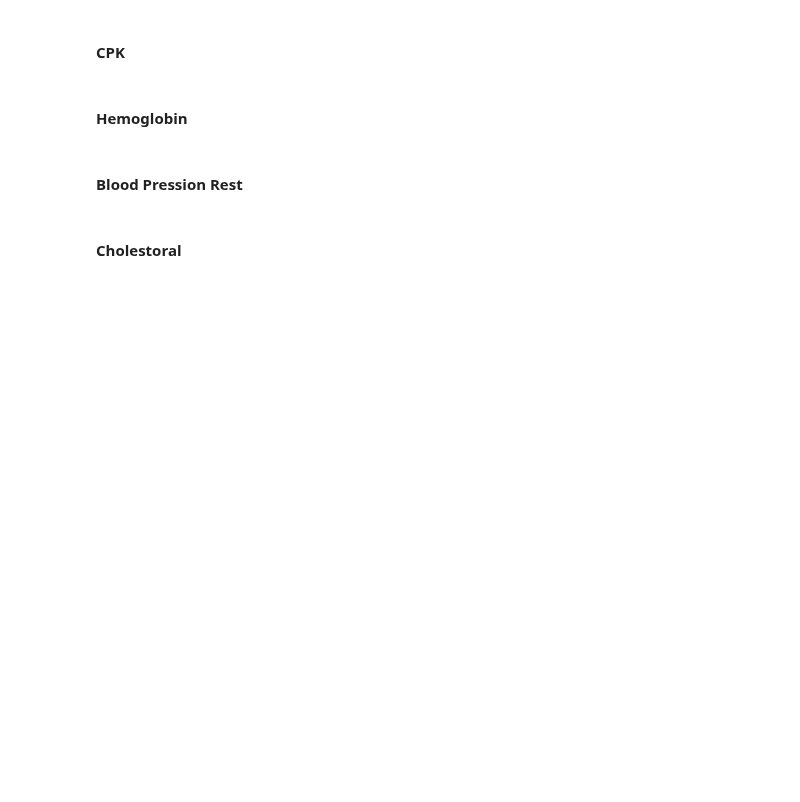
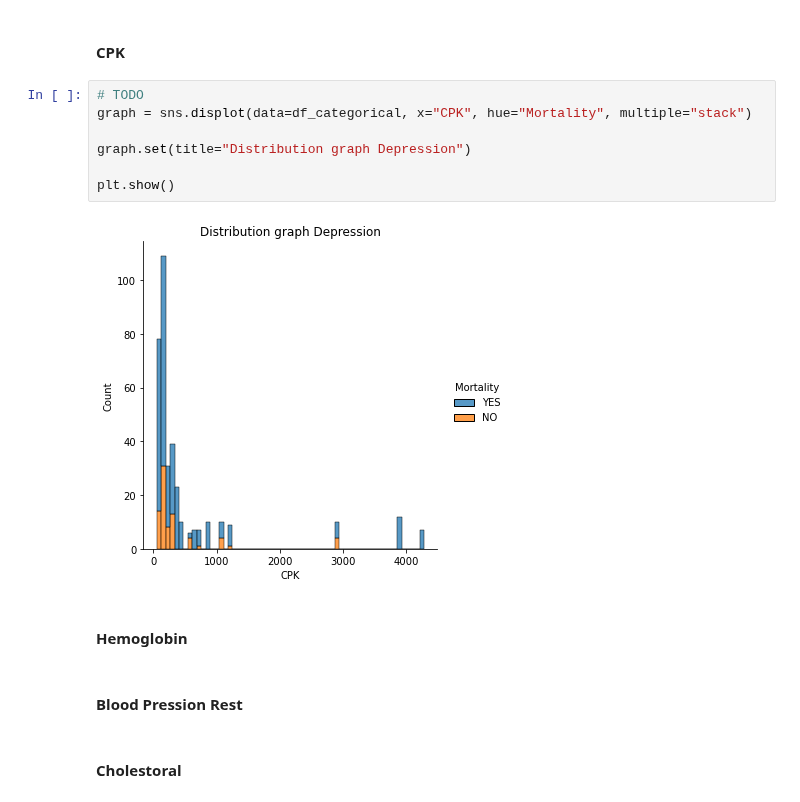
Before and after one commit to RenanGroot/Analise-Exploratoria-ENEM2019, a Jupyter notebook: Heart-Failure-Prediction.ipynb, the cells around one changed output. Saved outputs shown, nothing was run; the diff lists cells and outputs as text; blank space fills up the shorter version.

```diff
--- a/Heart-Failure-Prediction.ipynb
+++ b/Heart-Failure-Prediction.ipynb
@@ -235,5 +247,14 @@ plt.show()
 # %% [markdown]
 #### CPK
+# %%
+# TODO
+graph = sns.displot(data=df_categorical, x="CPK", hue="Mortality", multiple="stack")
+
+graph.set(title="Distribution graph Depression")
+
+plt.show()
+# %% [output]
+[figure, added]
 # %% [markdown]
 #### Hemoglobin
 # %% [markdown]
```
Also changed, not shown: parts of 3 cells of this notebook.
